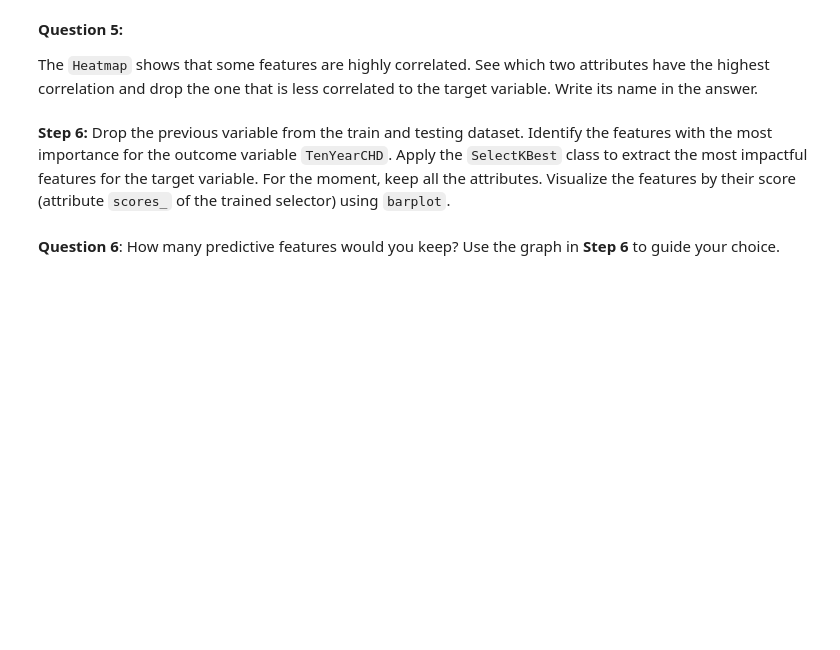
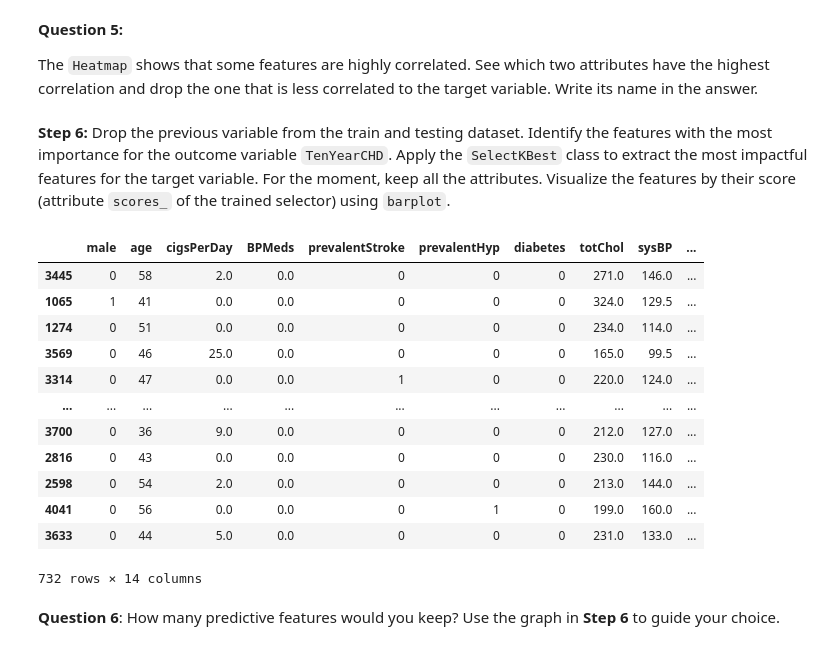
Before and after one commit to juulCoding04/AI_assignment, a Jupyter notebook: Assignment - Imbalanced Data/notebooks/1- Imbalanced_Data.ipynb, the cells around one changed output. Cells and saved outputs as stored; diff of their text form; code cells hidden in the pictures; blank space fills up the shorter version.

```diff
--- a/Assignment - Imbalanced Data/notebooks/1- Imbalanced_Data.ipynb
+++ b/Assignment - Imbalanced Data/notebooks/1- Imbalanced_Data.ipynb
@@ -181,5 +184,22 @@ answers[5] = ''
 # %% [markdown]
 **Step 6:** Drop the previous variable from the train and testing dataset. Identify the features with the most importance for the outcome variable `TenYearCHD`. Apply the `SelectKBest` class to extract the most impactful features for the target variable. For the moment, keep all the attributes. Visualize the features by their score (attribute `scores_` of the trained selector) using `barplot`.
+# %%
+training_data.drop('currentSmoker', axis=1)
+test_data.drop('currentSmoker', axis=1)
+# %% [output]
+|  | male | age | cigsPerDay | BPMeds | prevalentStroke | prevalentHyp | diabetes | totChol | sysBP | ... |
+| 3445 | 0 | 58 | 2.0 | 0.0 | 0 | 0 | 0 | 271.0 | 146.0 | ... |
+| 1065 | 1 | 41 | 0.0 | 0.0 | 0 | 0 | 0 | 324.0 | 129.5 | ... |
+| 1274 | 0 | 51 | 0.0 | 0.0 | 0 | 0 | 0 | 234.0 | 114.0 | ... |
+| 3569 | 0 | 46 | 25.0 | 0.0 | 0 | 0 | 0 | 165.0 | 99.5 | ... |
+| 3314 | 0 | 47 | 0.0 | 0.0 | 1 | 0 | 0 | 220.0 | 124.0 | ... |
+| ... | ... | ... | ... | ... | ... | ... | ... | ... | ... | ... |
+| 3700 | 0 | 36 | 9.0 | 0.0 | 0 | 0 | 0 | 212.0 | 127.0 | ... |
+| 2816 | 0 | 43 | 0.0 | 0.0 | 0 | 0 | 0 | 230.0 | 116.0 | ... |
+| 2598 | 0 | 54 | 2.0 | 0.0 | 0 | 0 | 0 | 213.0 | 144.0 | ... |
+| 4041 | 0 | 56 | 0.0 | 0.0 | 0 | 1 | 0 | 199.0 | 160.0 | ... |
+| 3633 | 0 | 44 | 5.0 | 0.0 | 0 | 0 | 0 | 231.0 | 133.0 | ... |
+732 rows × 14 columns
 # %% [markdown]
 **Question 6**:
 How many predictive features would you keep? Use the graph in **Step 6** to guide your choice.
```
Also changed, not shown: parts of 3 cells of this notebook, 2 other files.
